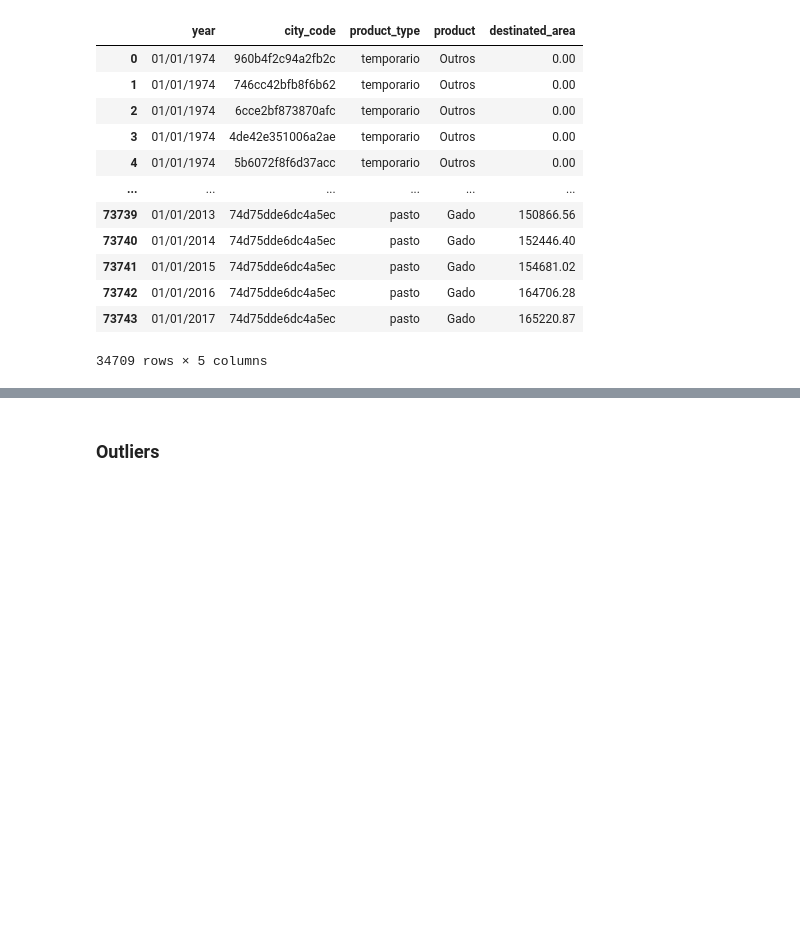
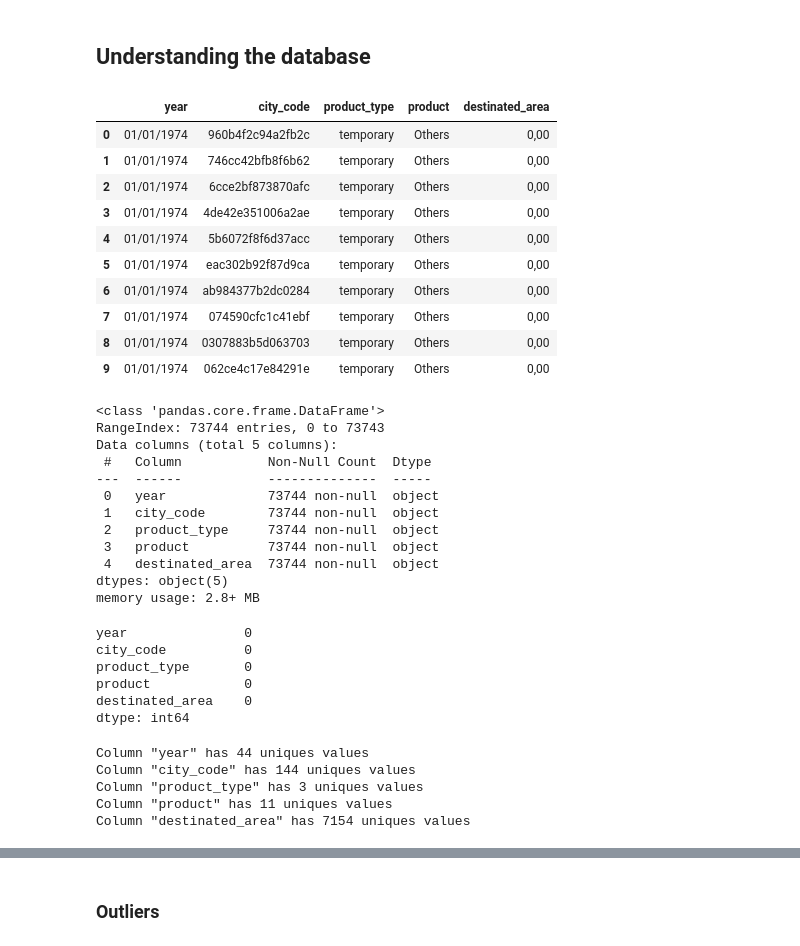
Before and after one commit to RicardoMourao-py/Bain, a Jupyter notebook: inicio.ipynb, the cells around one changed output, grey strips where cells are left out. Cells and saved outputs as stored; diff of their text form; code cells hidden in the pictures; blank space fills up the shorter version.

```diff
--- a/inicio.ipynb
+++ b/inicio.ipynb
@@ -7,18 +35,53 @@ import seaborn as sns
+# %% [markdown]
+## Understanding the database
 # %%
+# Importing the CSV File
 df = pd.read_csv('historical-database.csv', sep = ';')
+df.head(10)
+# %% [output]
+|  | year | city_code | product_type | product | destinated_area |
+| 0 | 01/01/1974 | 960b4f2c94a2fb2c | temporary | Others | 0,00 |
+| 1 | 01/01/1974 | 746cc42bfb8f6b62 | temporary | Others | 0,00 |
+| 2 | 01/01/1974 | 6cce2bf873870afc | temporary | Others | 0,00 |
+| 3 | 01/01/1974 | 4de42e351006a2ae | temporary | Others | 0,00 |
+| 4 | 01/01/1974 | 5b6072f8f6d37acc | temporary | Others | 0,00 |
+| 5 | 01/01/1974 | eac302b92f87d9ca | temporary | Others | 0,00 |
+| 6 | 01/01/1974 | ab984377b2dc0284 | temporary | Others | 0,00 |
+| 7 | 01/01/1974 | 074590cfc1c41ebf | temporary | Others | 0,00 |
+| 8 | 01/01/1974 | 0307883b5d063703 | temporary | Others | 0,00 |
+| 9 | 01/01/1974 | 062ce4c17e84291e | temporary | Others | 0,00 |
 # %%
-df
+df.info()
 # %% [output]
-|  | year | city_code | product_type | product | destinated_area |
-| 0 | 01/01/1974 | 960b4f2c94a2fb2c | temporario | Outros | 0.00 |
-| 1 | 01/01/1974 | 746cc42bfb8f6b62 | temporario | Outros | 0.00 |
-| 2 | 01/01/1974 | 6cce2bf873870afc | temporario | Outros | 0.00 |
-| 3 | 01/01/1974 | 4de42e351006a2ae | temporario | Outros | 0.00 |
-| 4 | 01/01/1974 | 5b6072f8f6d37acc | temporario | Outros | 0.00 |
-| ... | ... | ... | ... | ... | ... |
-| 73739 | 01/01/2013 | 74d75dde6dc4a5ec | pasto | Gado | 150866.56 |
-| 73740 | 01/01/2014 | 74d75dde6dc4a5ec | pasto | Gado | 152446.40 |
-| 73741 | 01/01/2015 | 74d75dde6dc4a5ec | pasto | Gado | 154681.02 |
-| 73742 | 01/01/2016 | 74d75dde6dc4a5ec | pasto | Gado | 164706.28 |
-| 73743 | 01/01/2017 | 74d75dde6dc4a5ec | pasto | Gado | 165220.87 |
-34709 rows × 5 columns
+<class 'pandas.core.frame.DataFrame'>
+RangeIndex: 73744 entries, 0 to 73743
+Data columns (total 5 columns):
+ #   Column           Non-Null Count  Dtype
+---  ------           --------------  -----
+ 0   year             73744 non-null  object
+ 1   city_code        73744 non-null  object
+ 2   product_type     73744 non-null  object
+ 3   product          73744 non-null  object
+ 4   destinated_area  73744 non-null  object
+dtypes: object(5)
+memory usage: 2.8+ MB
+# %%
+# There is any null values?
+df.isnull().sum()
+# %% [output]
+year               0
+city_code          0
+product_type       0
+product            0
+destinated_area    0
+dtype: int64
+# %%
+# Looking for the unique values in the columns
+for column in df.columns:
+  print(f'Column "{column}" has {len(df[column].unique())} uniques values')
+# %% [output]
+Column "year" has 44 uniques values
+Column "city_code" has 144 uniques values
+Column "product_type" has 3 uniques values
+Column "product" has 11 uniques values
+Column "destinated_area" has 7154 uniques values
```
Also changed, not shown: parts of 18 cells of this notebook.
